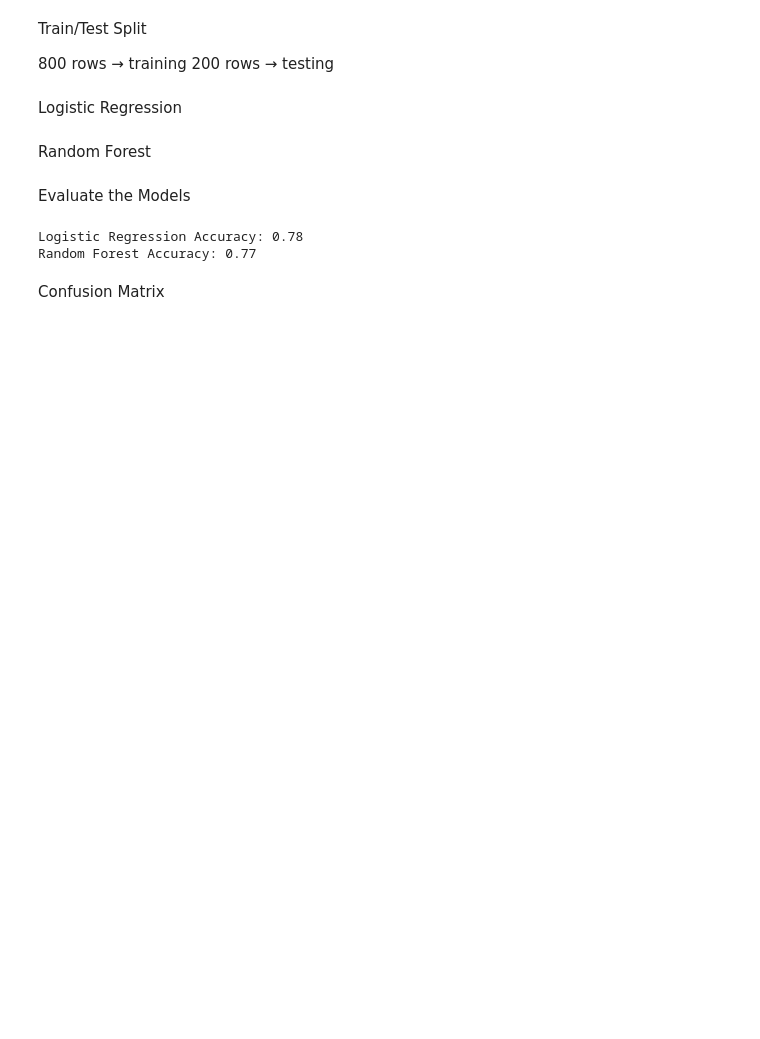
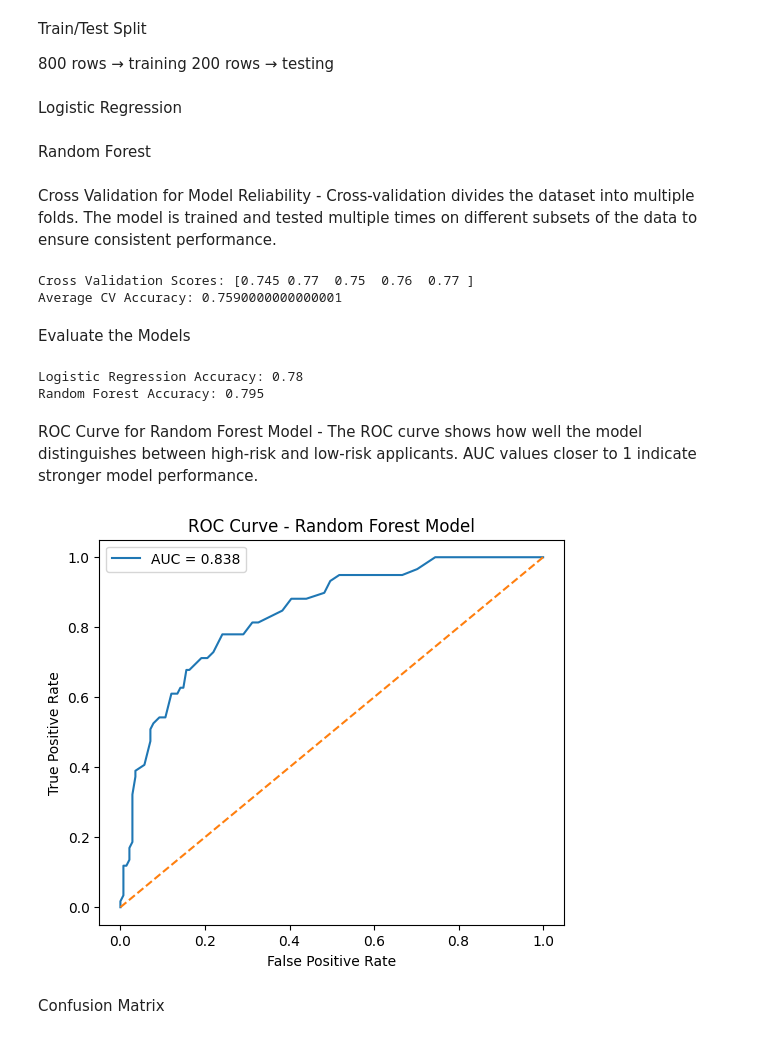
Before and after one commit to rphm95/credit-risk-classification, a Jupyter notebook: notebook/credit_risk_project.ipynb, the cells around one changed output. Saved outputs shown, nothing was run; the diff lists cells and outputs as text; code cells hidden in the pictures; blank space fills up the shorter version.

```diff
--- a/notebook/credit_risk_project.ipynb
+++ b/notebook/credit_risk_project.ipynb
@@ -153,13 +266,68 @@ y_pred_rf = model_rf.predict(X_test)
+# %% [markdown]
+Cross Validation for Model Reliability - Cross-validation divides the dataset into multiple folds. The model is trained and tested multiple times on different subsets of the data to ensure consistent performance.
+# %%
+from sklearn.model_selection import cross_val_score
+
+# Cross-validation evaluates the model across multiple
+# training/testing splits to measure its stability.
+
+cv_scores = cross_val_score(
+    rf_model,
+    X,
+    y,
+    cv=5,  # 5-fold cross validation
+    scoring="accuracy"
+)
+
+print("Cross Validation Scores:", cv_scores)
+
+print("Average CV Accuracy:", cv_scores.mean())
+# %% [output]
+Cross Validation Scores: [0.745 0.77  0.75  0.76  0.77 ]
+Average CV Accuracy: 0.7590000000000001
 # %% [markdown]
 Evaluate the Models
 # %%
 from sklearn.metrics import accuracy_score
 
-print("Logistic Regression Accuracy:", accuracy_score(y_test, y_pred_log))
-print("Random Forest Accuracy:", accuracy_score(y_test, y_pred_rf))
+# Calculate model accuracy
+
+print("Logistic Regression Accuracy:",
+      accuracy_score(y_test, y_pred_log))
+
+print("Random Forest Accuracy:",
+      accuracy_score(y_test, y_pred_rf))
 # %% [output]
 Logistic Regression Accuracy: 0.78
-Random Forest Accuracy: 0.77
+Random Forest Accuracy: 0.795
+# %% [markdown]
+ROC Curve for Random Forest Model - The ROC curve shows how well the model distinguishes between high-risk and low-risk applicants. AUC values closer to 1 indicate stronger model performance.
+# %%
+from sklearn.metrics import roc_curve, roc_auc_score
+
+# The ROC curve measures the trade-off between
+# true positive rate and false positive rate.
+
+# Get probability predictions from the Random Forest model
+y_probs = rf_model.predict_proba(X_test)[:,1]
+
+# Compute ROC curve values
+fpr, tpr, thresholds = roc_curve(y_test, y_probs)
+
+# Calculate Area Under Curve (AUC)
+auc_score = roc_auc_score(y_test, y_probs)
+
+# Plot ROC Curve
+plt.figure(figsize=(6,5))
+plt.plot(fpr, tpr, label=f"AUC = {auc_score:.3f}")
+plt.plot([0,1], [0,1], linestyle="--")
+plt.title("ROC Curve - Random Forest Model")
+plt.xlabel("False Positive Rate")
+plt.ylabel("True Positive Rate")
+plt.legend()
+plt.show()
+# %% [output]
+[figure, added]
 # %% [markdown]
 Confusion Matrix
 # %%
```
Also changed, not shown: parts of 25 cells of this notebook.
